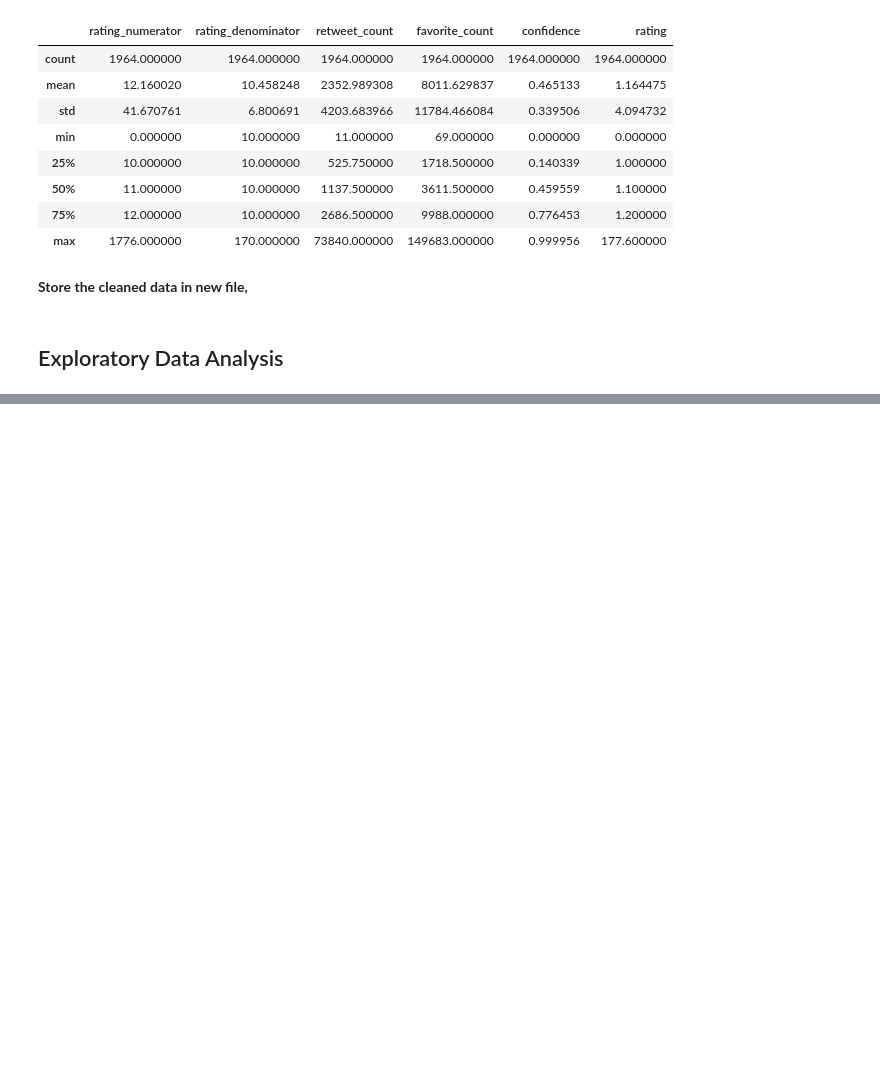
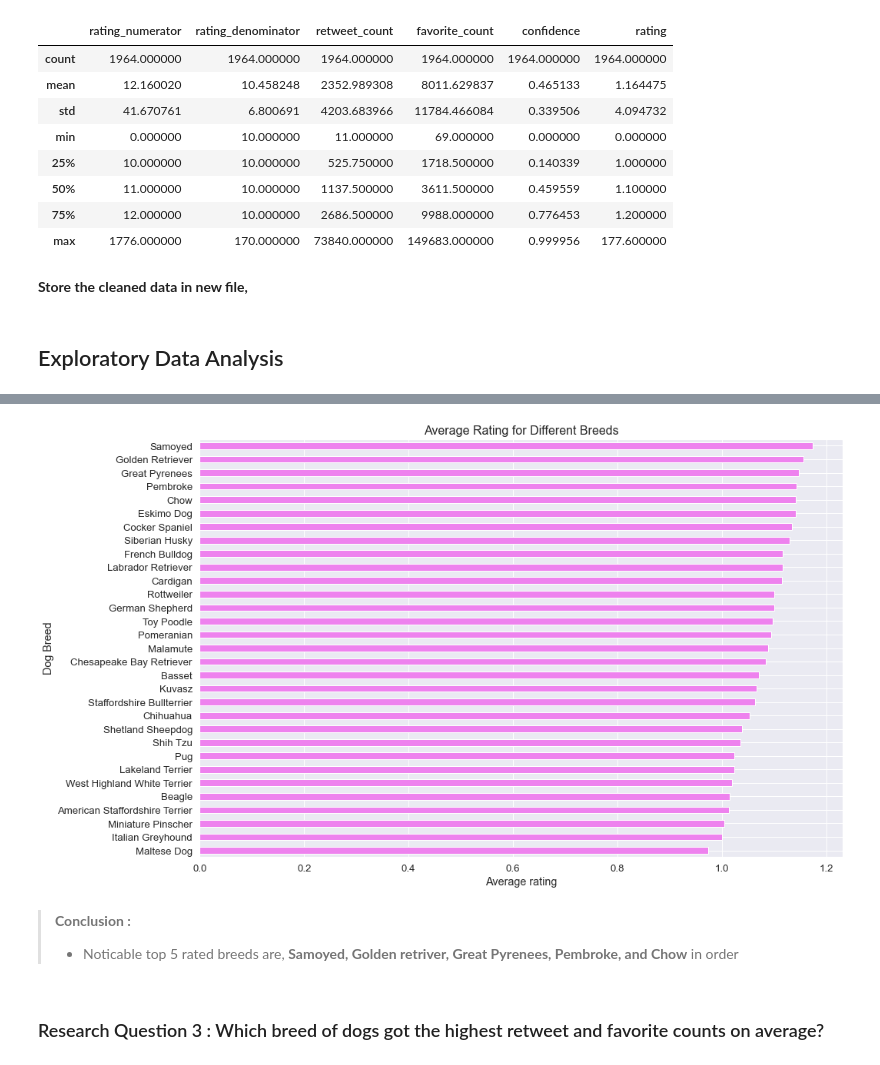
Before and after one commit to keer707/Wrangle-WeRateDogs-Twitter, a Jupyter notebook: wrangle_act.ipynb, the cells around one changed output, grey strips where cells are left out. Drawn from its saved outputs; the diff is of its cells as text; code cells hidden in the pictures; blank space fills up the shorter version.

```diff
--- a/wrangle_act.ipynb
+++ b/wrangle_act.ipynb
@@ -1342,0 +1474,4 @@ memory usage: 245.6+ KB
+# %%
+# Set a boundary, where each breed should have atleast that number of tweets
+boundary = df_breed.shape[0]/df_breed.breed.nunique()
+boundary
@@ -1342,0 +1480,5 @@ memory usage: 245.6+ KB
+# %%
+# Filter the breeds based on boundary
+filter_breed = df_breed.groupby('breed').count()
+filter_breed = filter_breed[filter_breed.rating >= boundary]
+filter_breed.tweet_id.unique()
@@ -1342,0 +1488,4 @@ memory usage: 245.6+ KB
+# %%
+# Calculate the average rating for breeds having tweet count more than or equal to boundary
+response  = (df_breed.groupby('breed').sum() / filter_breed).rating.dropna().sort_values()
+response.tail()
@@ -1342,0 +1500,14 @@ memory usage: 245.6+ KB
+# %%
+# Plot the response
+response.plot(kind='barh', color=['violet'], figsize=(15,10))
+plt.title('Average Rating for Different Breeds', fontsize=16)
+plt.ylabel('Dog Breed')
+plt.xlabel('Average rating');
+# %% [output]
+[figure, added]
+# %% [markdown]
+> **Conclusion :**
+> - Noticable top 5 rated breeds are, **Samoyed, Golden retriver, Great Pyrenees, Pembroke, and Chow** in order
+# %% [markdown]
+<a id='rq3'></a>
+### Research Question 3 : Which breed of dogs got the highest retweet and favorite counts on average?
```
Also changed, not shown: parts of 79 cells of this notebook, 2 other files.
